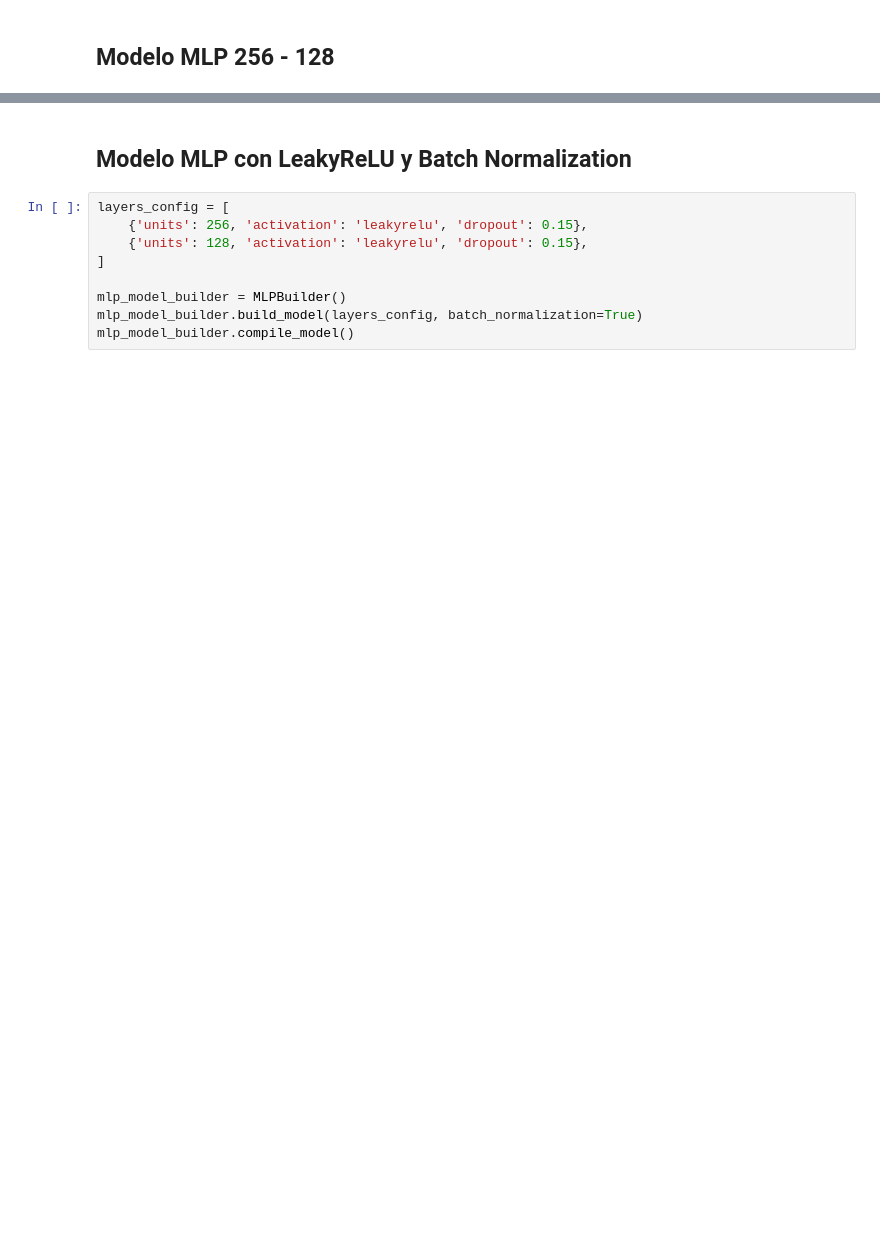
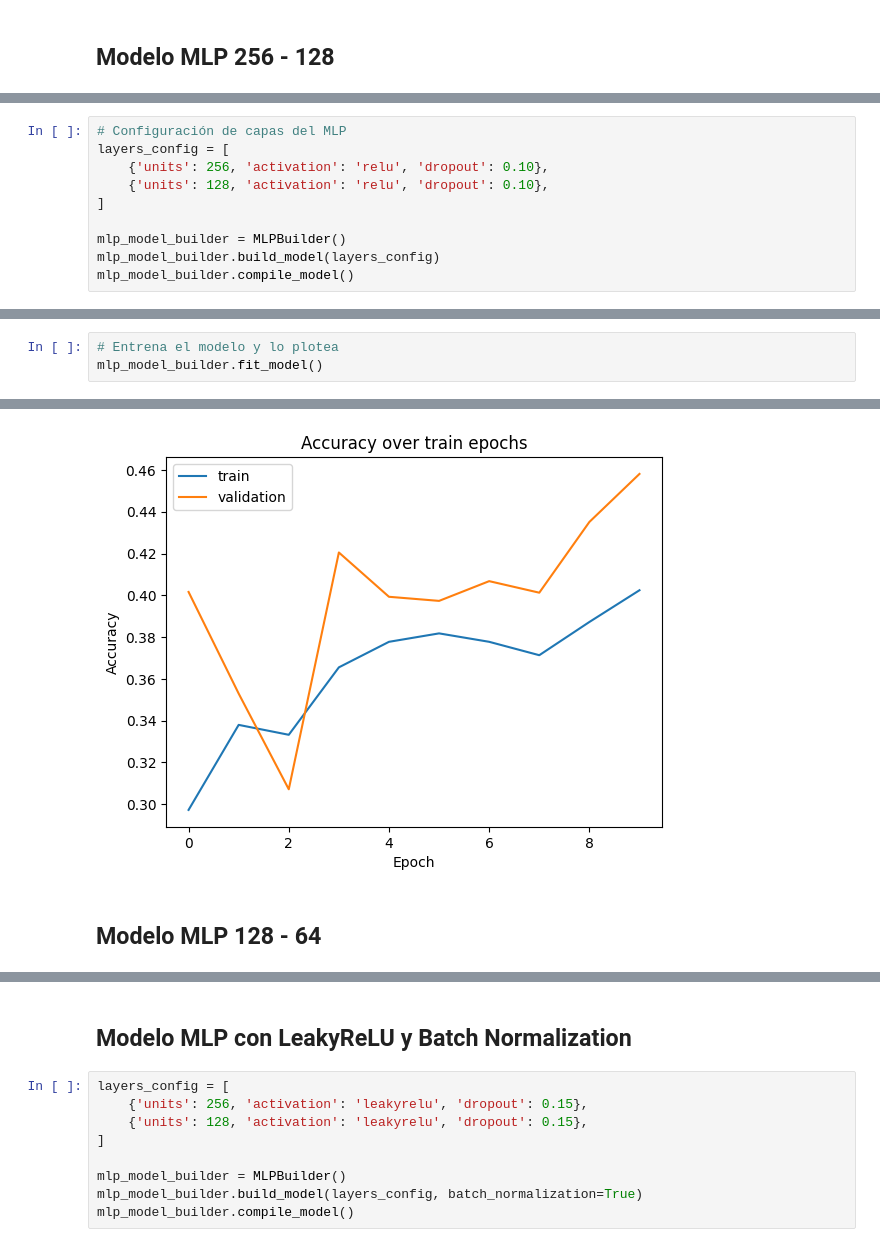
Before and after one commit to JuanAira/tp2-machine-learning, a Jupyter notebook: tp2_places.ipynb, the cells around one changed output, grey strips where cells are left out. Cells and saved outputs as stored; diff of their text form; blank space fills up the shorter version.

```diff
--- a/tp2_places.ipynb
+++ b/tp2_places.ipynb
@@ -263,0 +402,10 @@ mlp_model_builder.fit_model()
+# %%
+# Configuración de capas del MLP
+layers_config = [
+    {'units': 256, 'activation': 'relu', 'dropout': 0.10},
+    {'units': 128, 'activation': 'relu', 'dropout': 0.10},
+]
+
+mlp_model_builder = MLPBuilder()
+mlp_model_builder.build_model(layers_config)
+mlp_model_builder.compile_model()
@@ -263,0 +432,4 @@ mlp_model_builder.fit_model()
+# %%
+# Entrena el modelo y lo plotea
+mlp_model_builder.fit_model()
+# %% [output]
@@ -263,0 +456,3 @@ mlp_model_builder.fit_model()
+[figure, added]
+# %% [markdown]
+## Modelo MLP 128 - 64
```
Also changed, not shown: parts of 19 cells of this notebook.
